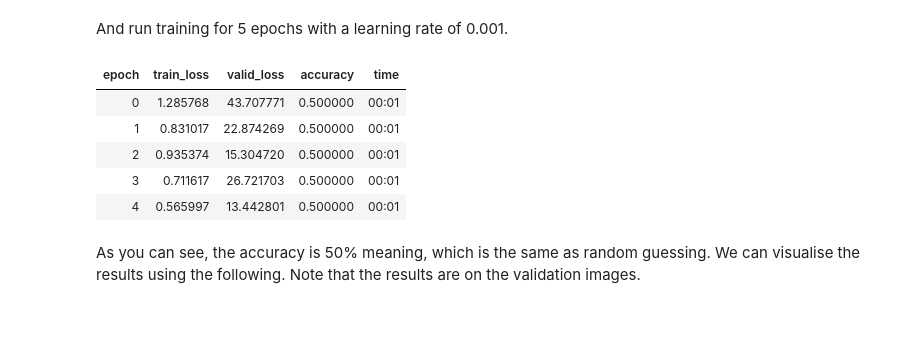
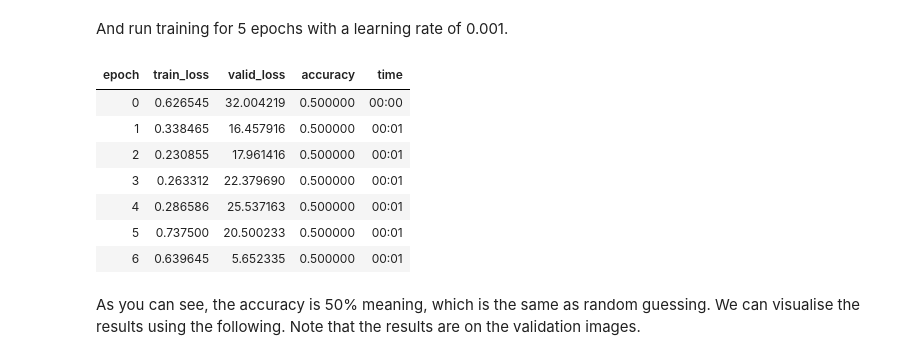
Before and after one commit to AlgoveraAI/onshore, a Jupyter notebook: notebooks/3-train-imagenette.ipynb, the cells around one changed output. Cells and saved outputs as stored; diff of their text form; code cells hidden in the pictures; blank space fills up the shorter version.

```diff
--- a/notebooks/3-train-imagenette.ipynb
+++ b/notebooks/3-train-imagenette.ipynb
@@ -41,3 +72,5 @@ First we will attempt to train as normal (using both training and validation set
+# %%
+path = Path()
 # %%
-dls = ImageDataLoaders.from_folder(imagenette_dir, train='train', valid='val',
+dls = ImageDataLoaders.from_folder(path, train='train', valid='val',
     item_tfms=RandomResizedCrop(128, min_scale=0.35), batch_tfms=Normalize.from_stats(*imagenet_stats), bs=2)
@@ -54,14 +89,16 @@ learn = cnn_learner(dls, resnet34, metrics=accuracy, pretrained=False)
 # %% [markdown]
 And run training for 5 epochs with a learning rate of 0.001.
 # %%
-learn.fit_one_cycle(5, 1e-3)
+learn.fit_one_cycle(7, 1e-3)
 # %% [output]
 | epoch | train_loss | valid_loss | accuracy | time |
-| 0 | 1.285768 | 43.707771 | 0.500000 | 00:01 |
-| 1 | 0.831017 | 22.874269 | 0.500000 | 00:01 |
-| 2 | 0.935374 | 15.304720 | 0.500000 | 00:01 |
-| 3 | 0.711617 | 26.721703 | 0.500000 | 00:01 |
-| 4 | 0.565997 | 13.442801 | 0.500000 | 00:01 |
+| 0 | 0.626545 | 32.004219 | 0.500000 | 00:00 |
+| 1 | 0.338465 | 16.457916 | 0.500000 | 00:01 |
+| 2 | 0.230855 | 17.961416 | 0.500000 | 00:01 |
+| 3 | 0.263312 | 22.379690 | 0.500000 | 00:01 |
+| 4 | 0.286586 | 25.537163 | 0.500000 | 00:01 |
+| 5 | 0.737500 | 20.500233 | 0.500000 | 00:01 |
+| 6 | 0.639645 | 5.652335 | 0.500000 | 00:01 |
 # %% [markdown]
 As you can see, the accuracy is 50% meaning, which is the same as random guessing. We can visualise the results using the following. Note that the results are on the validation images.
 # %%
```
Also changed, not shown: parts of 13 cells of this notebook, 5 other files.
